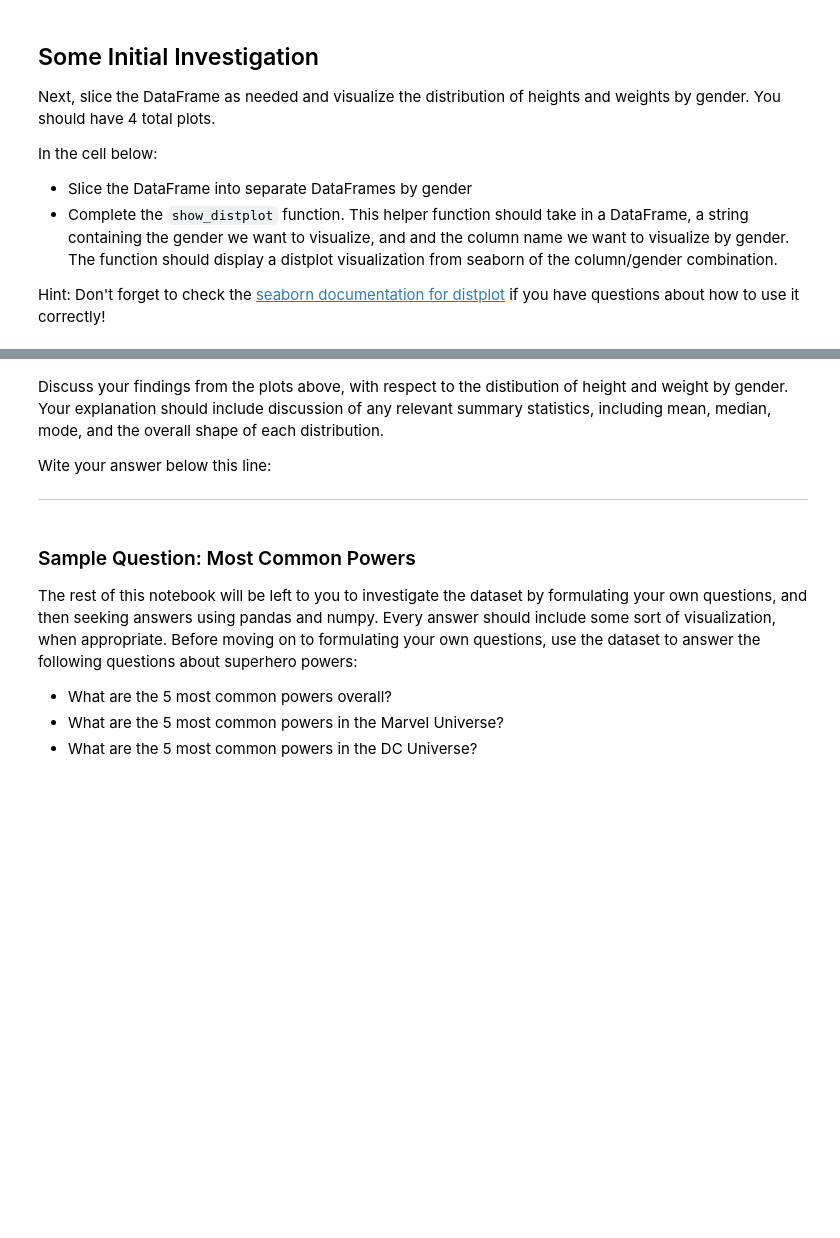
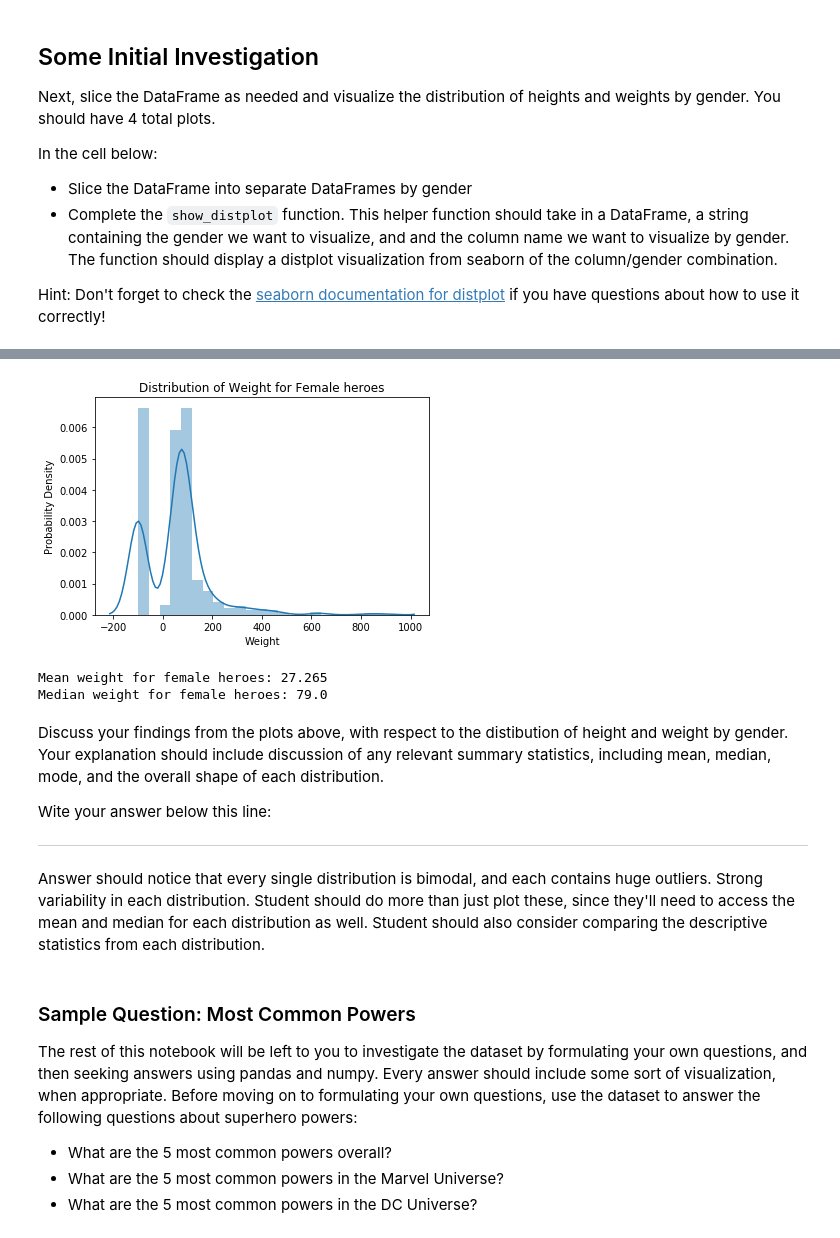
Before and after one commit to learn-co-curriculum/dsc-pandas-data-cleaning-lab, a Jupyter notebook: index.ipynb, the cells around one changed output, grey strips where cells are left out. Drawn from its saved outputs; the diff is of its cells as text; code cells hidden in the pictures; blank space fills up the shorter version.

```diff
--- a/index.ipynb
+++ b/index.ipynb
@@ -97,8 +275,19 @@ def show_distplot(dataframe, gender, column_name):
+# %%
+# Female Weight
+show_distplot(heroes_and_powers_df, 'Female', 'Weight')
+print("Mean weight for female heroes: {}".format(np.mean(female_heroes_df.Weight)))
+print("Median weight for female heroes: {}".format(np.median(male_heroes_df.Weight)))
+# %% [output]
+[figure, added]
+Mean weight for female heroes: 27.265
+Median weight for female heroes: 79.0
 # %% [markdown]
 Discuss your findings from the plots above, with respect to the distibution of height and weight by gender.  Your explanation should include discussion of any relevant summary statistics, including mean, median, mode, and the overall shape of each distribution.
 
 Wite your answer below this line:
 ____________________________________________________________________________________________________________________________
+
+Answer should notice that every single distribution is bimodal, and each contains huge outliers.  Strong variability in each distribution.  Student should do more than just plot these, since they'll need to access the mean and median for each distribution as well.  Student should also consider comparing the descriptive statistics from each distribution.
 # %% [markdown]
 ### Sample Question: Most Common Powers
 
```
Also changed, not shown: parts of 27 cells of this notebook, 8 other files.
